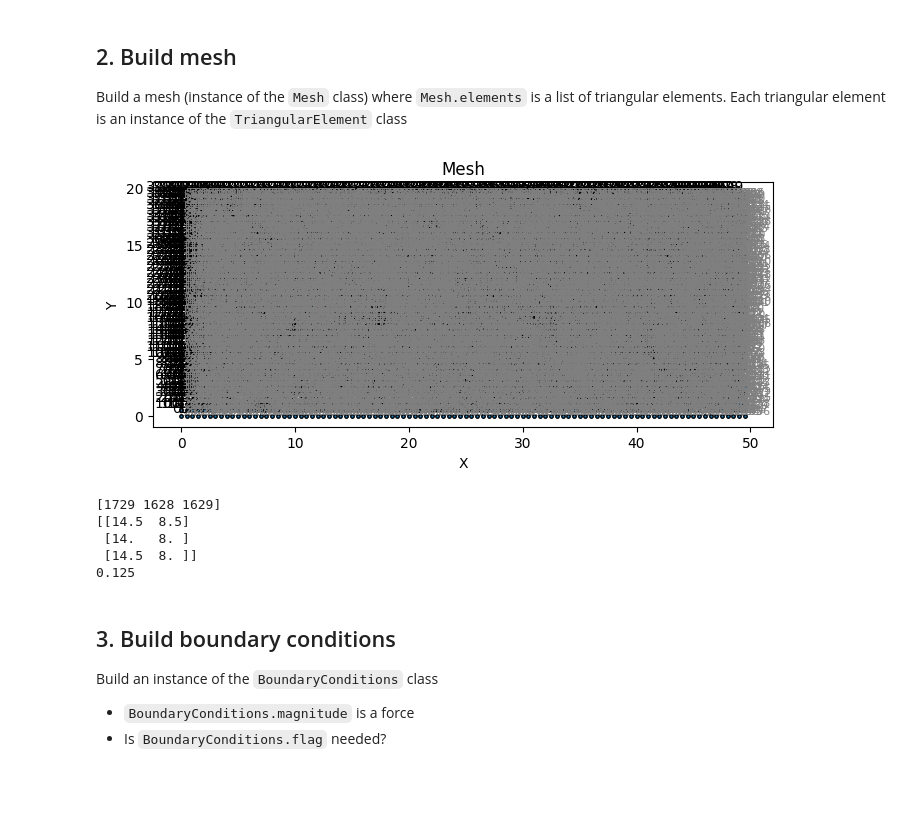
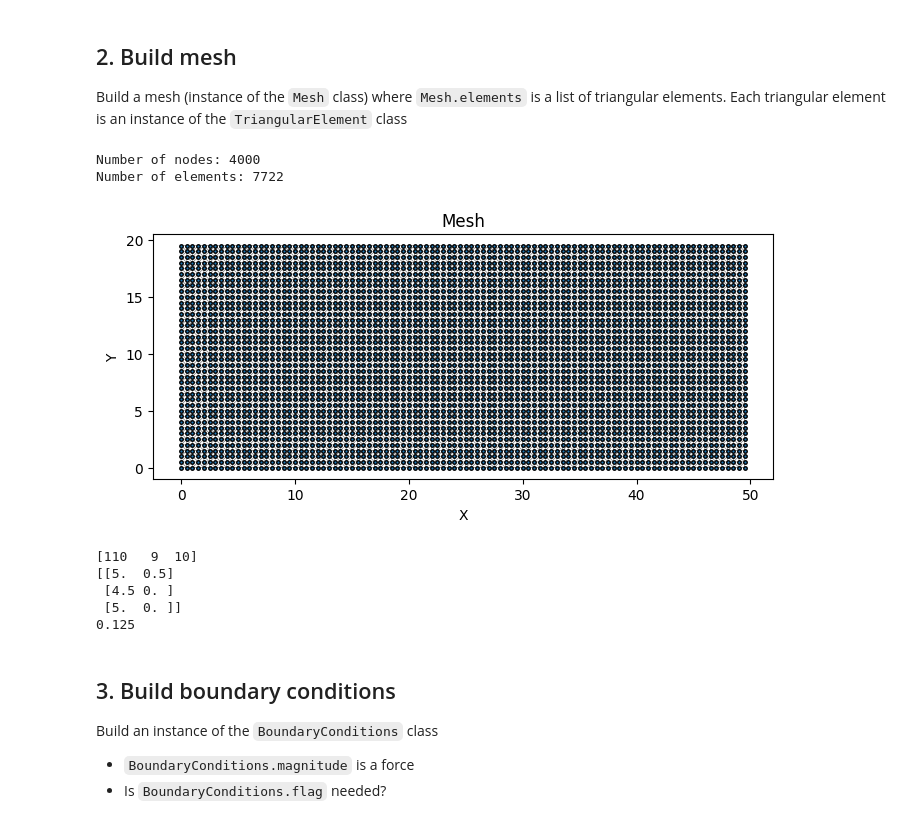
Before and after one commit to mark-hobbs/simplefea, a Jupyter notebook: 2d-plate-example.ipynb, the cells around one changed output. Cells and saved outputs as stored; diff of their text form; code cells hidden in the pictures; blank space fills up the shorter version.

```diff
--- a/2d-plate-example.ipynb
+++ b/2d-plate-example.ipynb
@@ -115,7 +115,7 @@ import fea
 
 `Material(name, E, v, ConstitutiveModel)`
 # %%
-steel = fea.Material(E=100e6, v=0.48, constitutive_model=fea.LinearElasticModel)
+steel = fea.Material(E=200e9, v=0.28, constitutive_model=fea.LinearElasticModel)
 # %% [markdown]
 ## 2. Build mesh
 
@@ -140,26 +140,29 @@ def build_nodes(dx, n_div_x, n_div_y):
 # %%
 length = 50
 depth = 20
 dx = .5
 
 n_div_x = int(length / dx)
 n_div_y = int(depth / dx)
 
 points = build_nodes(dx, n_div_x, n_div_y) # 8, 4
 mesh = fea.Mesh(points, steel, t=1)
-mesh.plot(nodes=True, simplices=True);
+mesh.plot(nodes=False, simplices=False)
+mesh.info()
 # %% [output]
+Number of nodes: 4000
+Number of elements: 7722
-[figure, old version]
+[figure, new version]
 # %%
-simplices = 6
+simplices = 2
 print(mesh.elements[simplices].nodes)
 print(mesh.elements[simplices].vertices)
 print(mesh.elements[simplices].area)
 # %% [output]
-[1729 1628 1629]
-[[14.5  8.5]
- [14.   8. ]
- [14.5  8. ]]
+[110   9  10]
+[[5.  0.5]
+ [4.5 0. ]
+ [5.  0. ]]
 0.125
 # %% [markdown]
 ## 3. Build boundary conditions
```
Also changed, not shown: parts of 13 cells of this notebook, 1 other file.
